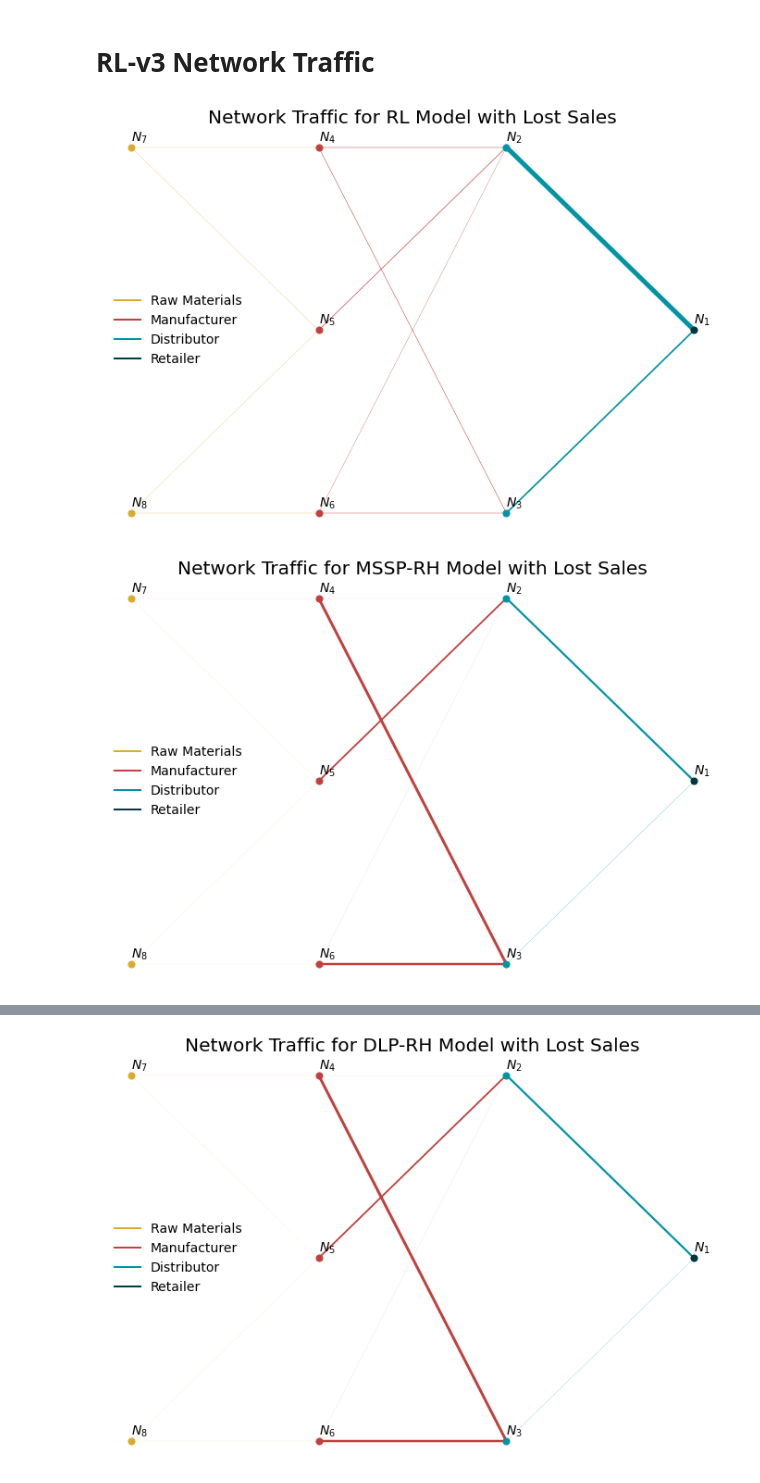
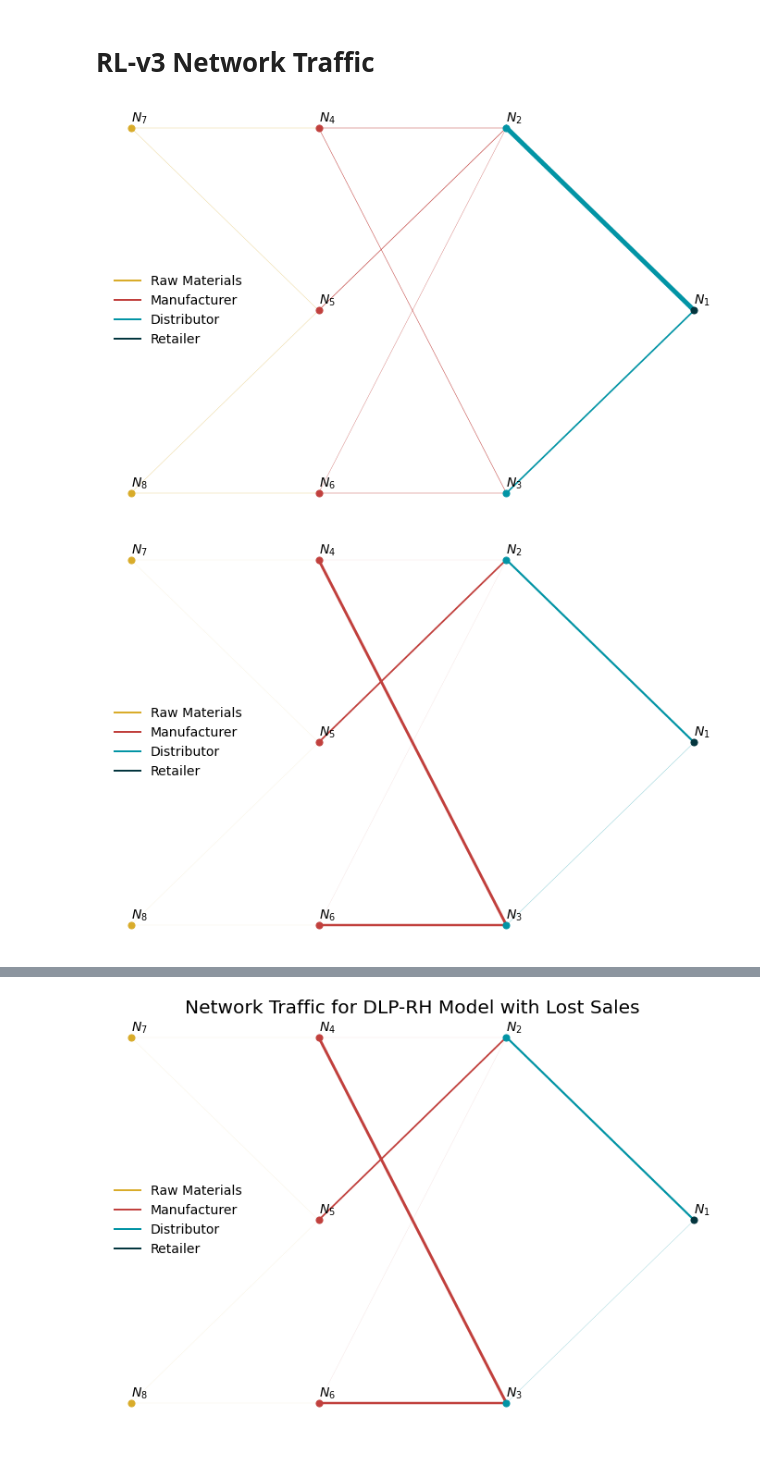
Before and after one commit to grossmann-group/or-gym, a Jupyter notebook: notebooks/results_plots.ipynb, the cells around one changed output, grey strips where cells are left out. Drawn from its saved outputs; the diff is of its cells as text; code cells hidden in the pictures; blank space fills up the shorter version.

```diff
--- a/notebooks/results_plots.ipynb
+++ b/notebooks/results_plots.ipynb
@@ -660,35 +661,35 @@ lws = softmax(lws, 100) * 10
 lws_dict = {k: l for k, l in zip(orders.keys(), lws)}
 for node_num, v in reversed(node_coords.items()):
     x, y = v
     sinks = adjacency_matrix[np.where(adjacency_matrix[:, 0]==node_num)][:, 1]
     for s in sinks:
         try:
             sink_coord = node_coords[s]
         except KeyError:
             continue
         for k, n in reversed(env.levels.items()):
             if node_num in n:
                 color = colors[level_col[k]]
         x_ = np.hstack([x, sink_coord[0]])
         y_ = np.hstack([y, sink_coord[1]])
         lw = lws_dict[(node_num, s)]
         plt.plot(x_, y_, color=color, linewidth=lw, linestyle='solid', zorder=0)
 
 # plt.ylabel('Node')
 plt.yticks([0], [''])
 plt.axis('off')
 plt.xlabel('Level')
 legend_lines = [Line2D([0], [0], color=colors[3]),
                 Line2D([0], [0], color=colors[2]),
                 Line2D([0], [0], color=colors[1]),
                 Line2D([0], [0], color=colors[0])]
 plt.legend(legend_lines, ['Raw Materials', 'Manufacturer', 'Distributor', 'Retailer'])
 # plt.xticks(np.arange(len(env.levels)), ['Retailer', 'Distributor', 'Manufacturer', 'Raw Materials'])
-plt.title('Network Traffic for RL Model with Lost Sales')
+# plt.title('Network Traffic for RL Model with Lost Sales')
 plt.grid(False)
 plt.show()
 # %% [output]
-[figure, old version]
+[figure, new version]
 # %%
 orders = link_useage(sp_rh_v3)
 
@@ -746,8 +747,8 @@ legend_lines = [Line2D([0], [0], color=colors[3]),
                 Line2D([0], [0], color=colors[0])]
 plt.legend(legend_lines, ['Raw Materials', 'Manufacturer', 'Distributor', 'Retailer'])
 # plt.xticks(np.arange(len(env.levels)), ['Retailer', 'Distributor', 'Manufacturer', 'Raw Materials'])
-plt.title('Network Traffic for MSSP-RH Model with Lost Sales')
+# plt.title('Network Traffic for MSSP-RH Model with Lost Sales')
 # plt.grid(False)
 plt.show()
 # %% [output]
-[figure, old version]
+[figure, new version]
```
Also changed, not shown: parts of 5 cells of this notebook, 1 other file.
